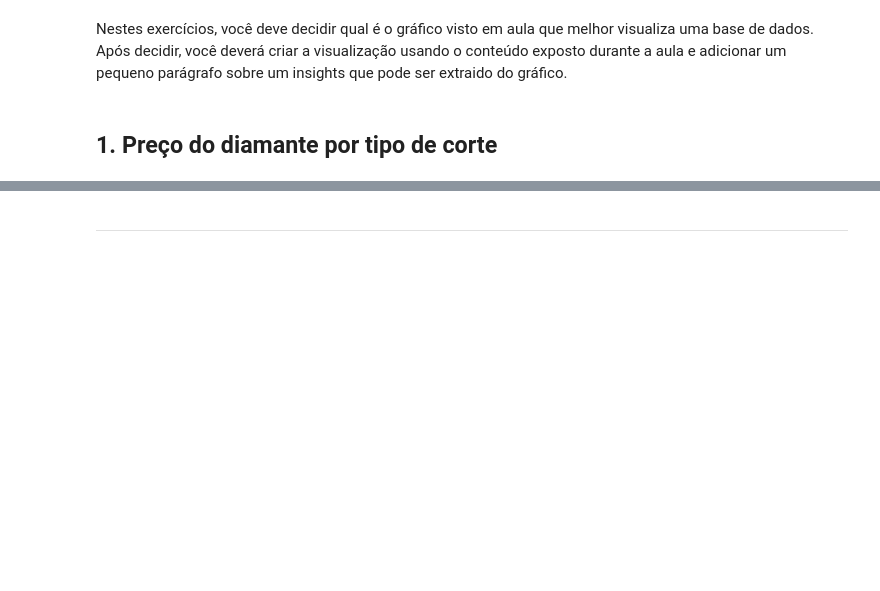
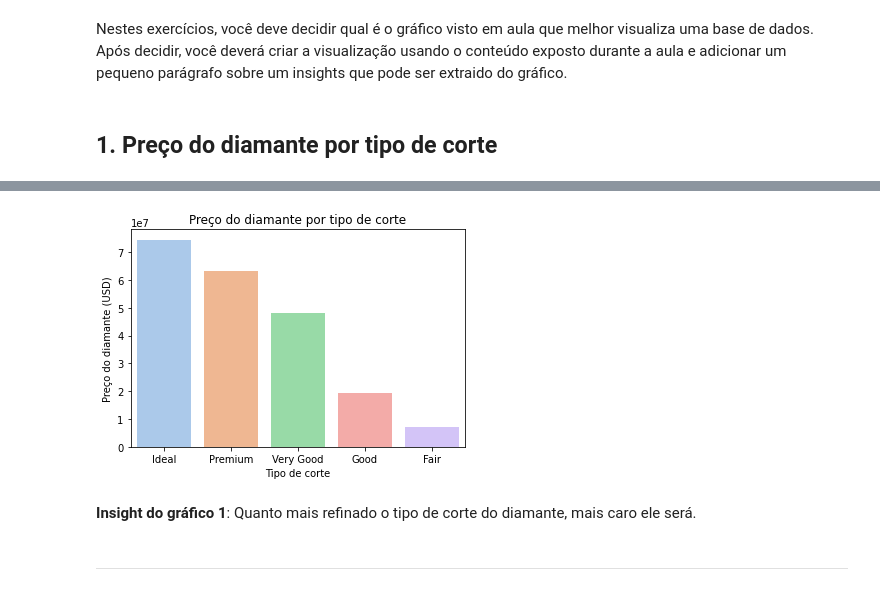
Before and after one commit to armando-nahmias/EBAC, a Jupyter notebook: AD/PAD_M14_Resposta.ipynb, the cells around one changed output, grey strips where cells are left out. Drawn from its saved outputs; the diff is of its cells as text; code cells hidden in the pictures; blank space fills up the shorter version.

```diff
--- a/AD/PAD_M14_Resposta.ipynb
+++ b/AD/PAD_M14_Resposta.ipynb
@@ -37,0 +39,3 @@ diamonds = ...
+# %%
+diamonds = data[["cut", "price"]].groupby("cut").agg("sum").reset_index()
+diamonds.head()
@@ -38,3 +49,13 @@ diamonds = ...
+# %%
+# gráfico do exercício 1
+
+
+grafico = sns.barplot(data=diamonds, x="cut", y="price", ci=None, palette="pastel")
+grafico.set(title='Preço do diamante por tipo de corte', xlabel='Tipo de corte', ylabel='Preço do diamante (USD)');
+# %% [output]
+[figure, added]
+# %% [markdown]
+**Insight do gráfico 1**: Quanto mais refinado o tipo de corte do diamante, mais caro ele será.
 # %% [markdown]
 ---
 # %% [markdown]
```
Also changed, not shown: parts of 17 cells of this notebook, 3 other files.
